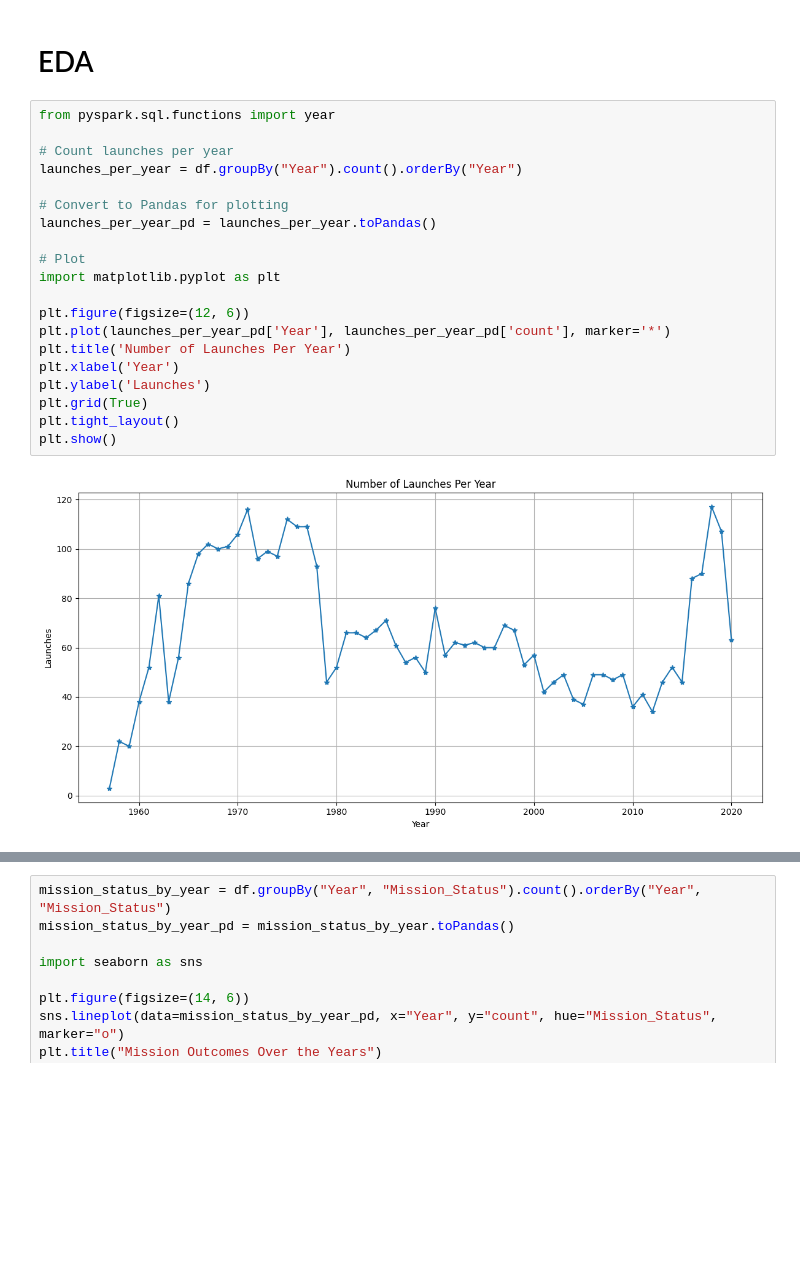
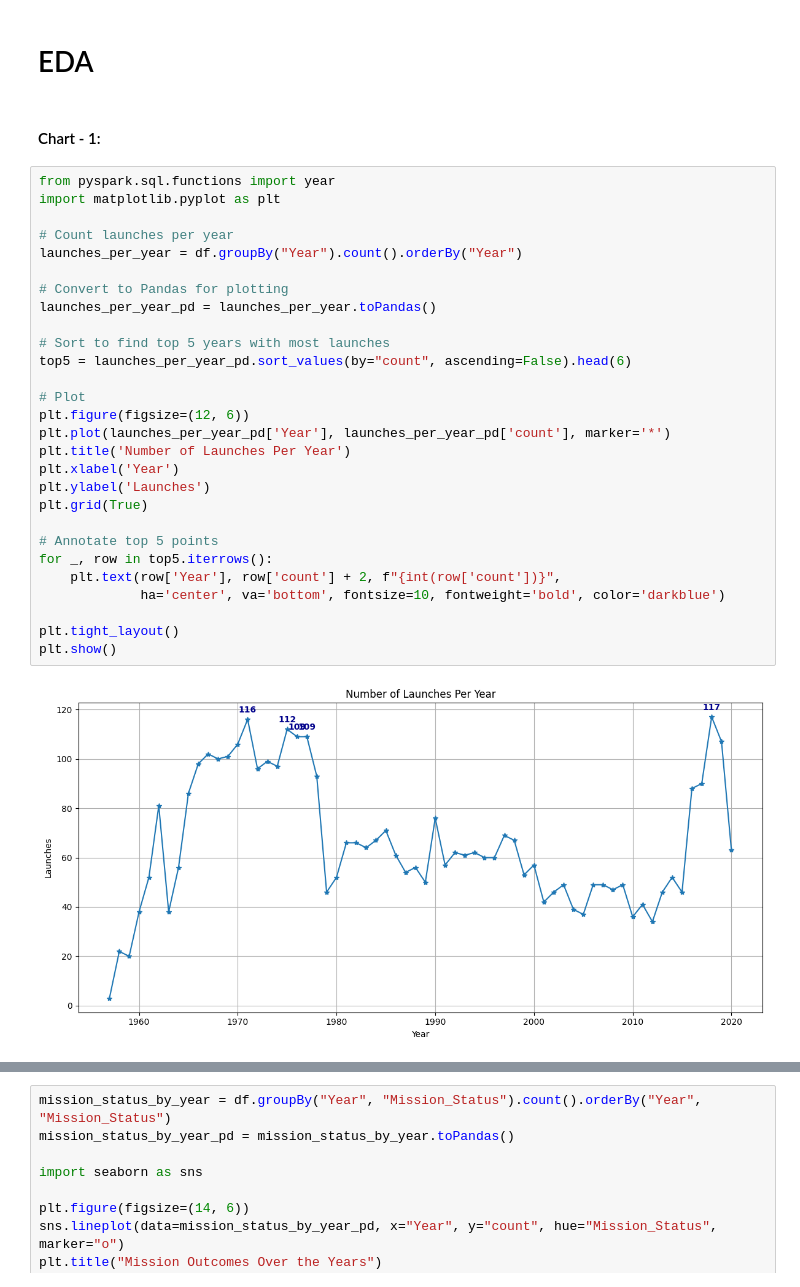
Before and after one commit to manishaachary13/Space-Launch-Mission, a Jupyter notebook: mission launch.ipynb, the cells around one changed output, grey strips where cells are left out. Saved outputs shown, nothing was run; the diff lists cells and outputs as text; blank space fills up the shorter version.

```diff
--- a/mission launch.ipynb
+++ b/mission launch.ipynb
@@ -587,25 +587,35 @@ df.show()
 only showing top 20 rows
 # %% [markdown]
 # EDA
+# %% [markdown]
+#### Chart - 1:
 # %%
 from pyspark.sql.functions import year
+import matplotlib.pyplot as plt
 
 # Count launches per year
 launches_per_year = df.groupBy("Year").count().orderBy("Year")
 
 # Convert to Pandas for plotting
 launches_per_year_pd = launches_per_year.toPandas()
 
+# Sort to find top 5 years with most launches
+top5 = launches_per_year_pd.sort_values(by="count", ascending=False).head(6)
+
 # Plot
-import matplotlib.pyplot as plt
-
 plt.figure(figsize=(12, 6))
 plt.plot(launches_per_year_pd['Year'], launches_per_year_pd['count'], marker='*')
 plt.title('Number of Launches Per Year')
 plt.xlabel('Year')
 plt.ylabel('Launches')
 plt.grid(True)
+
+# Annotate top 5 points
+for _, row in top5.iterrows():
+    plt.text(row['Year'], row['count'] + 2, f"{int(row['count'])}",
+             ha='center', va='bottom', fontsize=10, fontweight='bold', color='darkblue')
+
 plt.tight_layout()
 plt.show()
 # %% [output]
-[figure, old version]
+[figure, new version]
```
Also changed, not shown: parts of 11 cells of this notebook.
